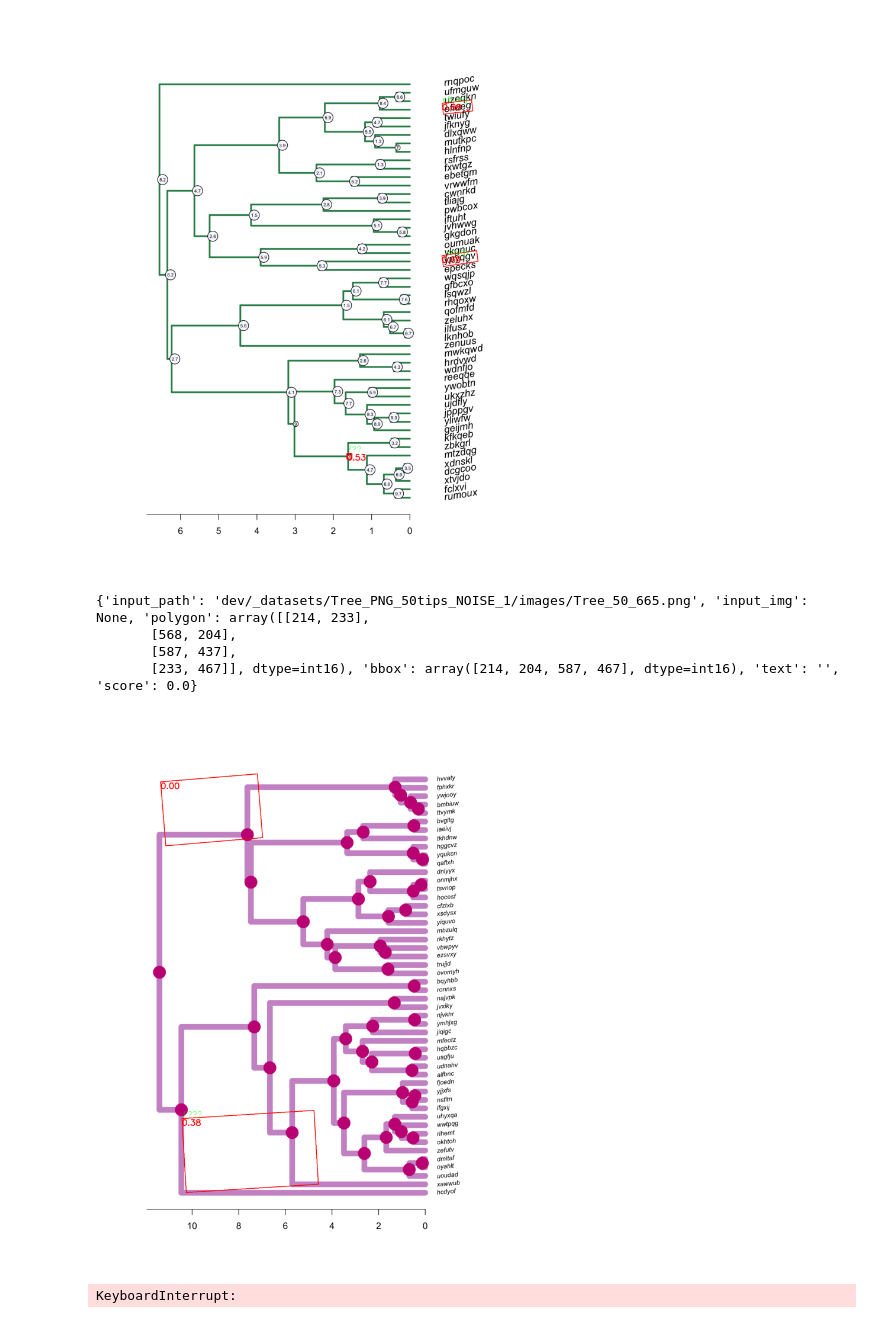
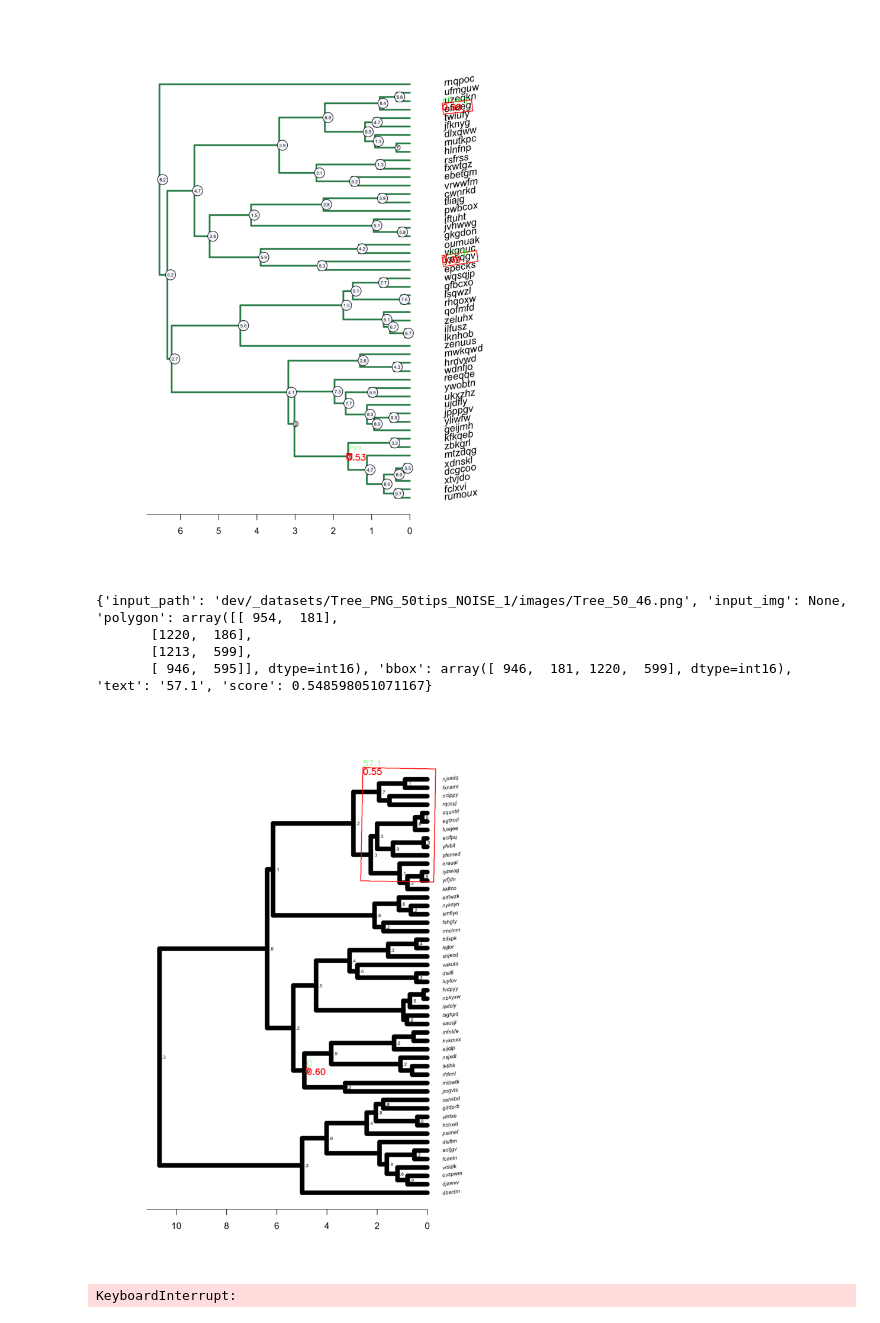
Before and after one commit to BDorian332/ITPT, a Jupyter notebook: dev/_notebooks/label_extraction_paddleocr.ipynb, the cells around one changed output. Saved outputs shown, nothing was run; the diff lists cells and outputs as text; code cells hidden in the pictures.

```diff
--- a/dev/_notebooks/label_extraction_paddleocr.ipynb
+++ b/dev/_notebooks/label_extraction_paddleocr.ipynb
@@ -73,7 +82,7 @@ from tqdm import tqdm
 # %% [markdown]
 ### PaddleOCR sur une image
 # %%
-img_path = "dev/_datasets/Tree_PNG_50tips_NOISE_1/images/Tree_50_1.png"
+img_path = "dev/_datasets/Tree_PNG_50tips_NOISE_1/images/Tree_50_896.png"
 image = cv2.imread(img_path)
 image = cv2.cvtColor(image, cv2.COLOR_BGR2RGB)
 
@@ -515,36 +524,36 @@ Nombre d'éléments supprimés sur cette image : 3
        [ 895, 1594]], dtype=int16), 'bbox': array([ 895, 1573,  914, 1594], dtype=int16), 'text': '③', 'score': 0.5307908058166504}]
 [figure]
 # %%
-img_path = "Tree_50_665.png"
+img_path = "Tree_50_46.png"
 img_outputs = [item for item in removed_outputs if img_path in os.path.basename(item["input_path"])]
 
 if not img_outputs:
     print(f"Aucun texte trouvé pour {img_path}")
 else:
     print(img_outputs[0])
 
     img_path = img_outputs[0]["input_path"]
     img_bgr = cv2.imread(img_path)
     if img_bgr is None:
         raise RuntimeError(f"Impossible de lire {img_path}")
     img_show = cv2.cvtColor(img_bgr, cv2.COLOR_BGR2RGB)
 
     plt.figure(figsize=(12, 12))
     for item in img_outputs:
         poly = np.array(item["polygon"], dtype=np.int32)
         cv2.polylines(img_show, [poly], isClosed=True, color=(255, 0, 0), thickness=2)
         x, y = poly[0]
         cv2.putText(img_show, item["text"], (int(x), int(y) - 5), cv2.FONT_HERSHEY_SIMPLEX, 1, (0, 255, 0), 1, cv2.LINE_AA)
         cv2.putText(img_show, f"{item["score"]:.2f}", (int(x), int(y) + 25), cv2.FONT_HERSHEY_SIMPLEX, 1, (255, 0, 0), 2, cv2.LINE_AA)
     plt.imshow(img_show)
     plt.axis("off")
     plt.show()
 # %% [output]
-{'input_path': 'dev/_datasets/Tree_PNG_50tips_NOISE_1/images/Tree_50_665.png', 'input_img': None, 'polygon': array([[214, 233],
-       [568, 204],
-       [587, 437],
-       [233, 467]], dtype=int16), 'bbox': array([214, 204, 587, 467], dtype=int16), 'text': '', 'score': 0.0}
+{'input_path': 'dev/_datasets/Tree_PNG_50tips_NOISE_1/images/Tree_50_46.png', 'input_img': None, 'polygon': array([[ 954,  181],
+       [1220,  186],
+       [1213,  599],
+       [ 946,  595]], dtype=int16), 'bbox': array([ 946,  181, 1220,  599], dtype=int16), 'text': '57.1', 'score': 0.548598051071167}
-[figure, old version]
+[figure, new version]
 # %%
 for item in tqdm(outputs, desc="Adding images to outputs"):
     img_bgr = cv2.imread(item["input_path"])
```
Also changed, not shown: parts of 62 cells of this notebook, 1 other file.
